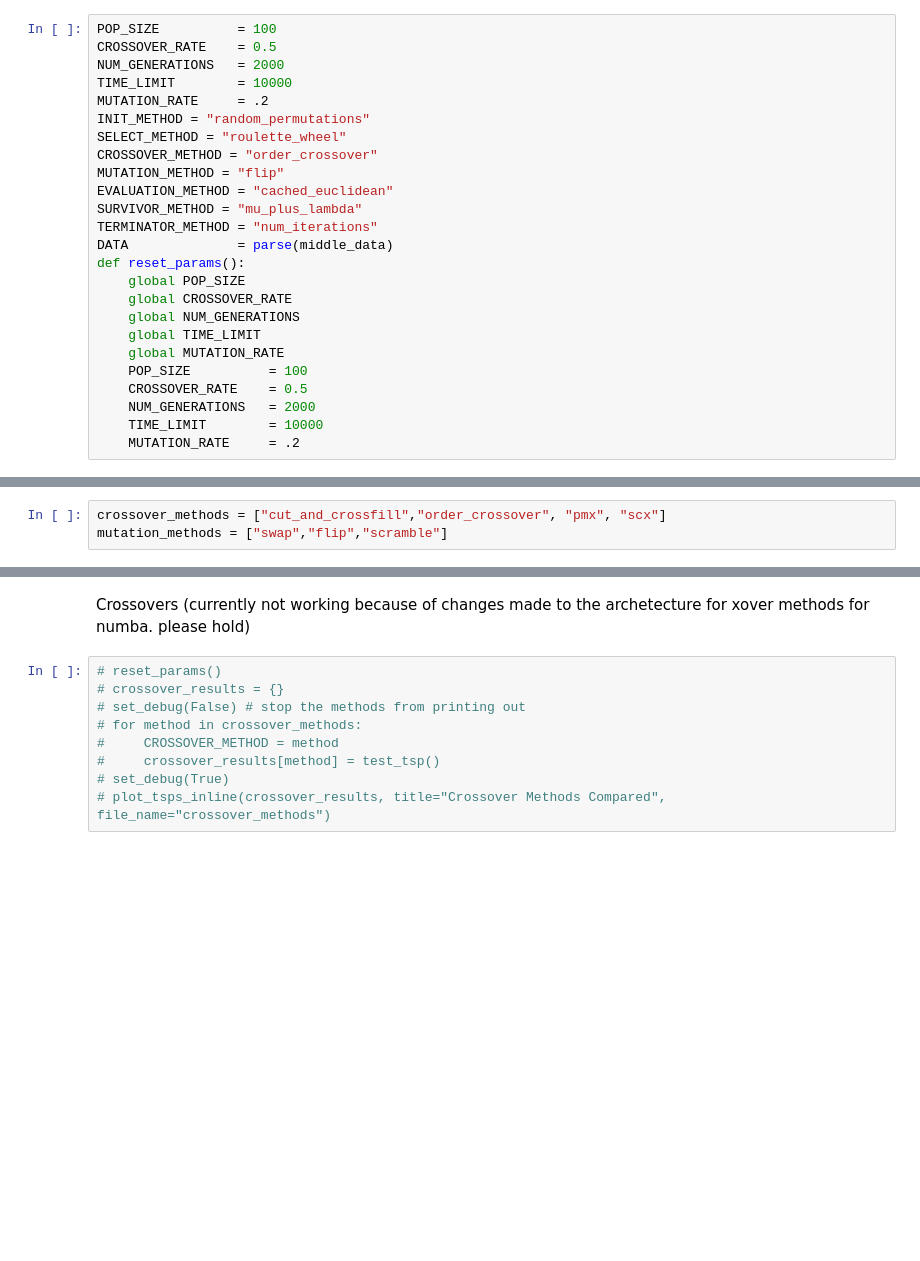
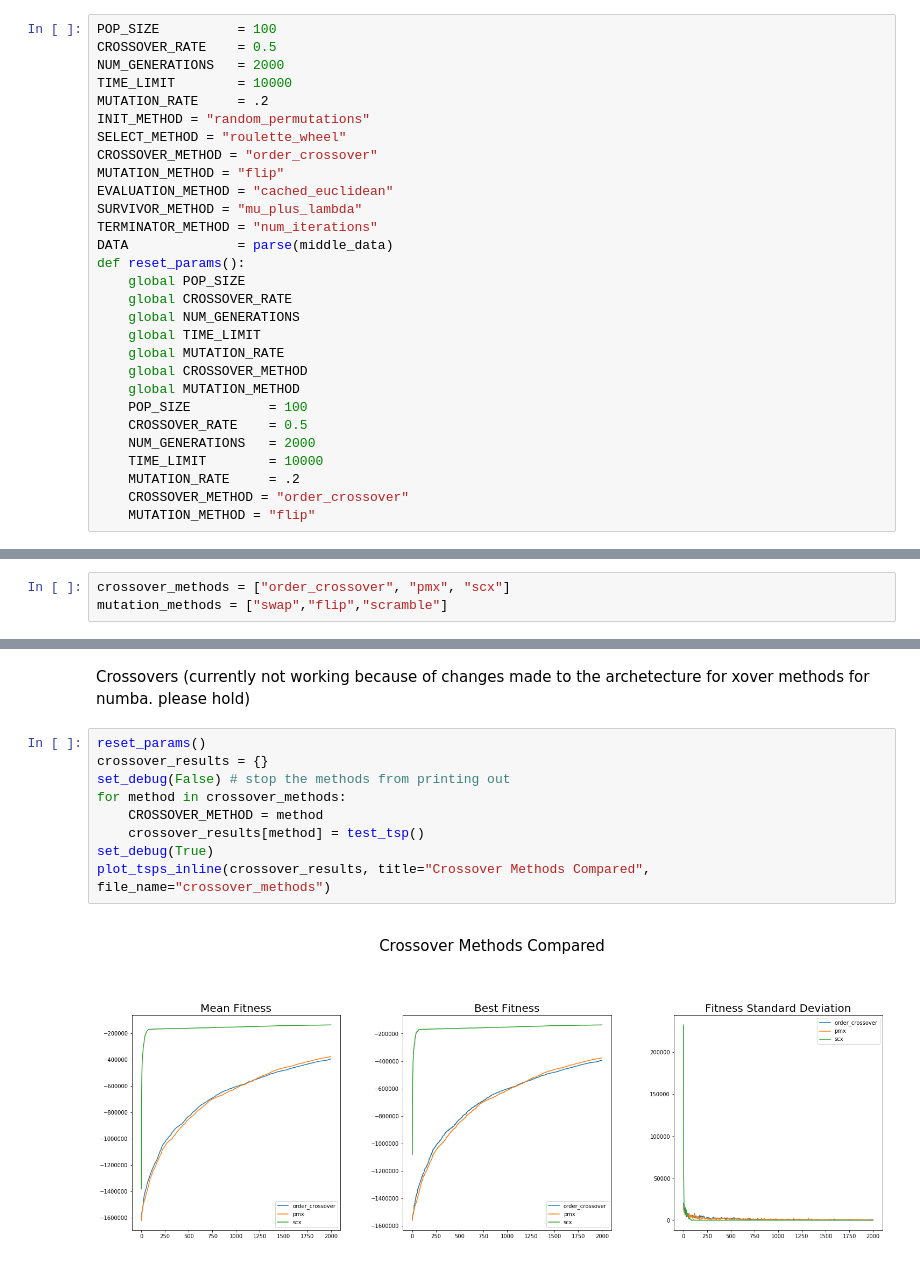
Before and after one commit to Zerocrossing/DRD4-7R, a Jupyter notebook: Report Viz.ipynb, the cells around one changed output, grey strips where cells are left out. Cells and saved outputs as stored; diff of their text form; blank space fills up the shorter version.

```diff
--- a/Report Viz.ipynb
+++ b/Report Viz.ipynb
@@ -49,11 +49,15 @@ def reset_params():
     global NUM_GENERATIONS
     global TIME_LIMIT
     global MUTATION_RATE
+    global CROSSOVER_METHOD
+    global MUTATION_METHOD
     POP_SIZE          = 100
     CROSSOVER_RATE    = 0.5
     NUM_GENERATIONS   = 2000
     TIME_LIMIT        = 10000
     MUTATION_RATE     = .2
+    CROSSOVER_METHOD = "order_crossover"
+    MUTATION_METHOD = "flip"
 # %% [markdown]
 Same test suite as the presentation
 # %%
@@ -174,7 +178,7 @@ def plot_tsps(tsps, scale=1, title=None, file_name=None):
 # %% [markdown]
 List of string names of different methods
 # %%
-crossover_methods = ["cut_and_crossfill","order_crossover", "pmx", "scx"]
+crossover_methods = ["order_crossover", "pmx", "scx"]
 mutation_methods = ["swap","flip","scramble"]
 # %% [markdown]
 ## Compare Methods
@@ -204,11 +208,14 @@ plot_tsps(mutation_results, title="Mutation Methods Compared", file_name="mutati
 Crossovers
 (currently not working because of changes made to the archetecture for xover methods for numba. please hold)
 # %%
-# reset_params()
-# crossover_results = {}
-# set_debug(False) # stop the methods from printing out
-# for method in crossover_methods:
-#     CROSSOVER_METHOD = method
-#     crossover_results[method] = test_tsp()
-# set_debug(True)
-# plot_tsps_inline(crossover_results, title="Crossover Methods Compared", file_name="crossover_methods")
+reset_params()
+crossover_results = {}
+set_debug(False) # stop the methods from printing out
+for method in crossover_methods:
+    CROSSOVER_METHOD = method
+    crossover_results[method] = test_tsp()
+set_debug(True)
+plot_tsps_inline(crossover_results, title="Crossover Methods Compared", file_name="crossover_methods")
+# %% [output]
+<font style="font-size: 28px"><center>Crossover Methods Compared</font><br/>
+[figure, added]
```
Also changed, not shown: parts of 2 cells of this notebook.
